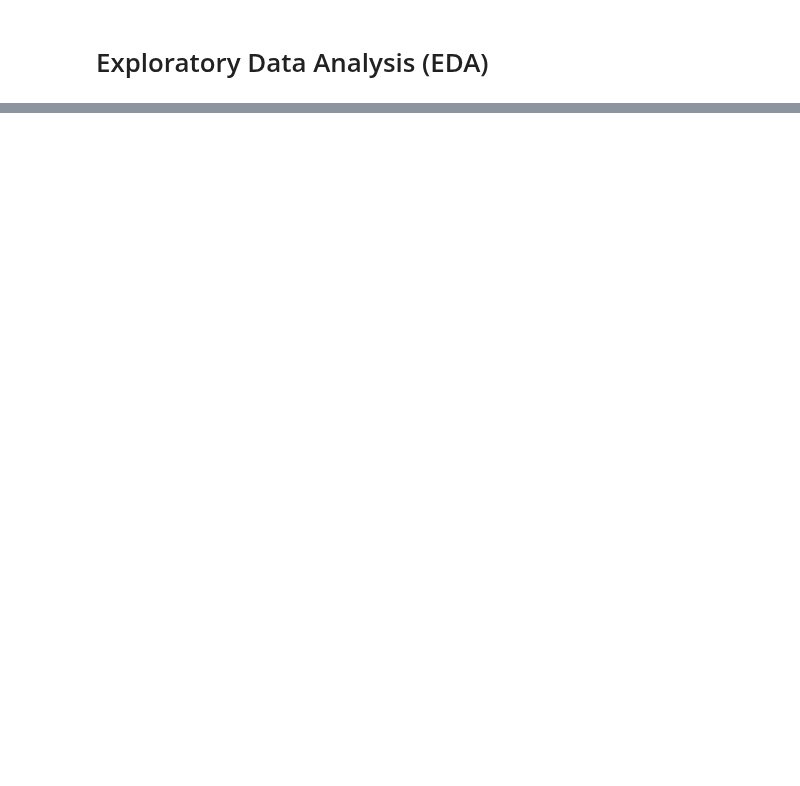
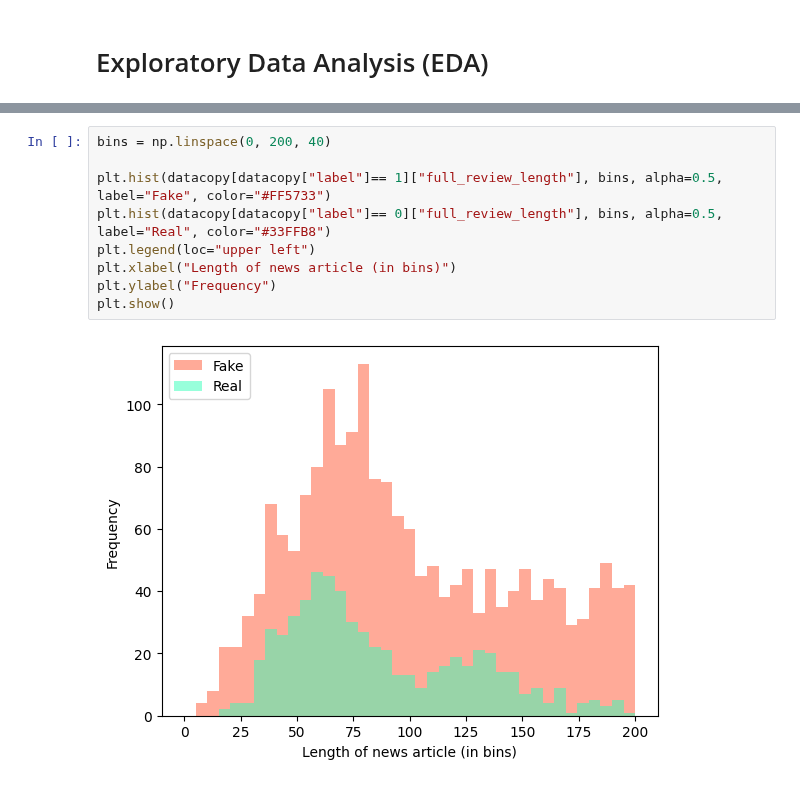
Before and after one commit to shaunzzhou/DM-Fake-News-Detection, a Jupyter notebook: project.ipynb, the cells around one changed output, grey strips where cells are left out. Cells and saved outputs as stored; diff of their text form; blank space fills up the shorter version.

```diff
--- a/project.ipynb
+++ b/project.ipynb
@@ -812 +822,12 @@ data
+# %%
+bins = np.linspace(0, 200, 40)
+
+plt.hist(datacopy[datacopy["label"]== 1]["full_review_length"], bins, alpha=0.5, label="Fake", color="#FF5733")
+plt.hist(datacopy[datacopy["label"]== 0]["full_review_length"], bins, alpha=0.5, label="Real", color="#33FFB8")
+plt.legend(loc="upper left")
+plt.xlabel("Length of news article (in bins)")
+plt.ylabel("Frequency")
+plt.show()
+# %% [output]
+[figure, added]
 # %% [markdown]
```
Also changed, not shown: parts of 26 cells of this notebook.
